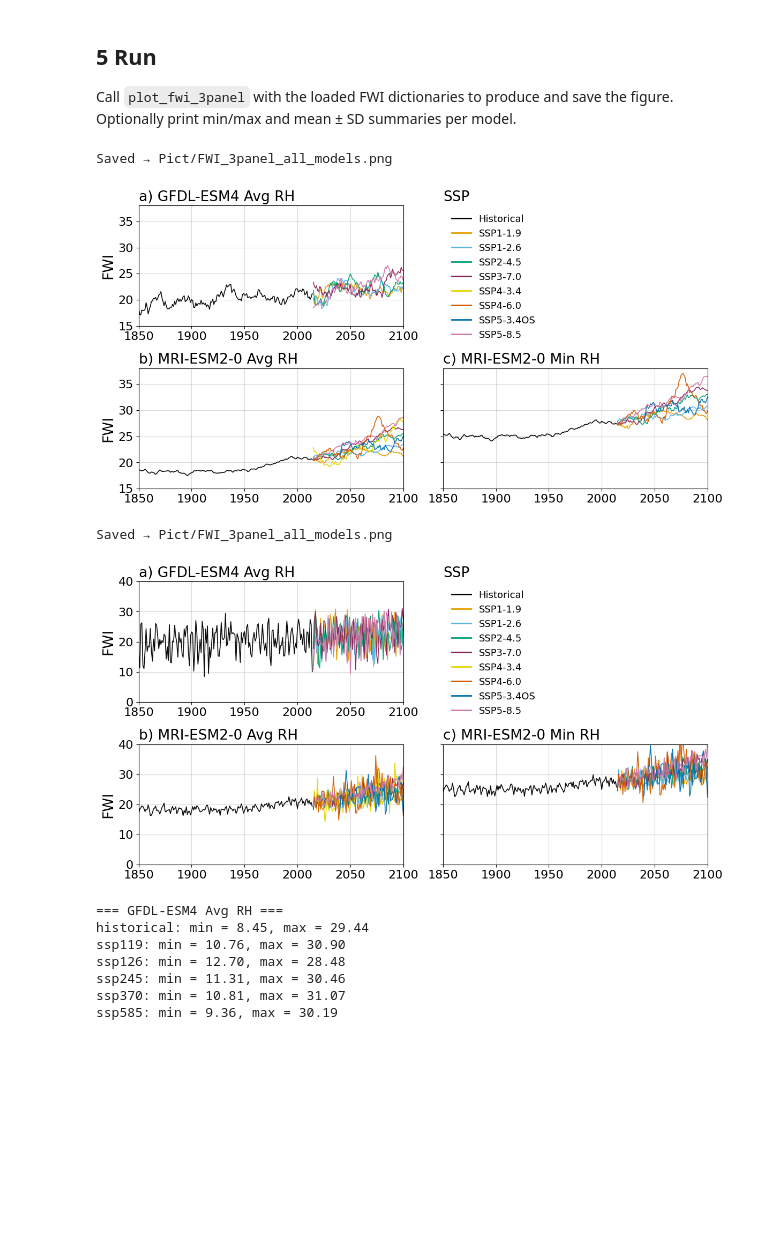
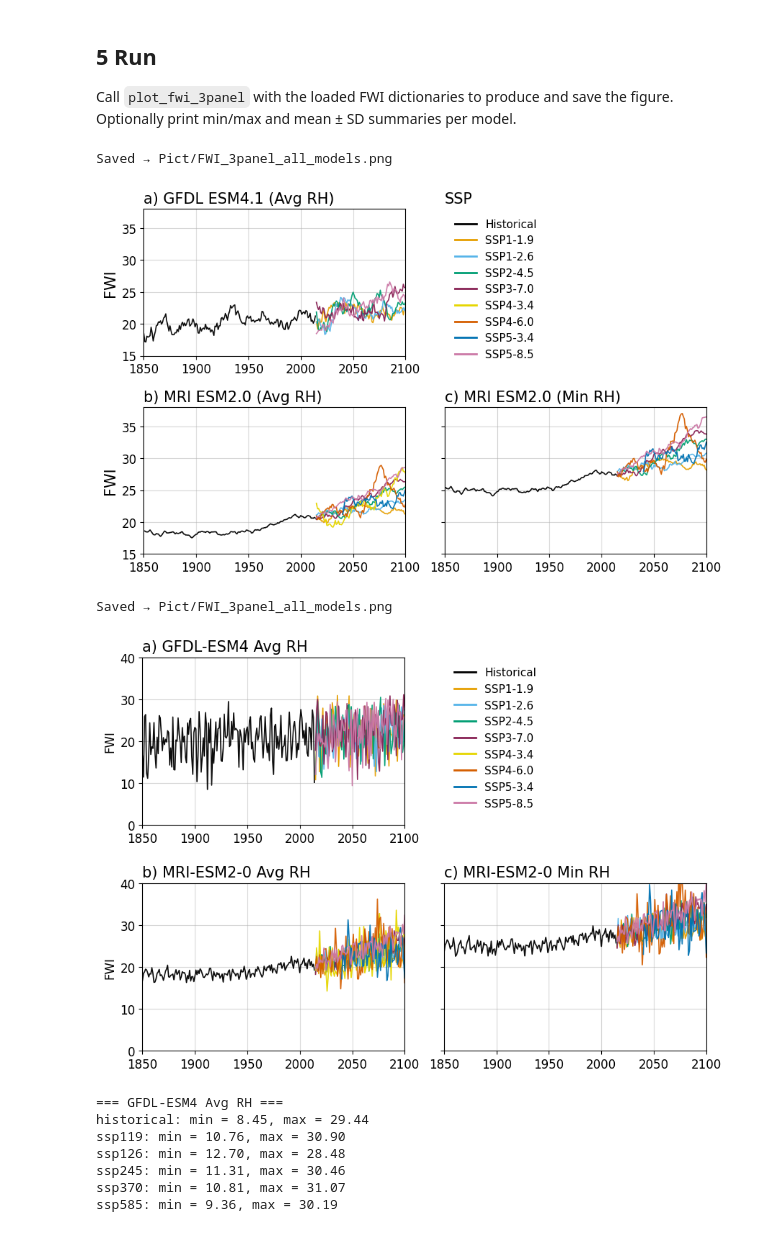
Before and after one commit to Thunthita/ClimateChangeonWildfire, a Jupyter notebook: new/src/All/FWI_3panel_all_models_cache.ipynb, the cells around one changed output. Cells and saved outputs as stored; diff of their text form; code cells hidden in the pictures; blank space fills up the shorter version.

```diff
--- a/new/src/All/FWI_3panel_all_models_cache.ipynb
+++ b/new/src/All/FWI_3panel_all_models_cache.ipynb
@@ -76,7 +76,7 @@ SHORT_LABELS = {
     "ssp119": "SSP1-1.9",  "ssp126": "SSP1-2.6",
     "ssp245": "SSP2-4.5",  "ssp370": "SSP3-7.0",
     "ssp434": "SSP4-3.4",  "ssp460": "SSP4-6.0",
-    "ssp534": "SSP5-3.4OS","ssp585": "SSP5-8.5",
+    "ssp534": "SSP5-3.4","ssp585": "SSP5-8.5",
 }
 
 LONG_LABELS = {
@@ -87,7 +87,7 @@ LONG_LABELS = {
     "ssp370": "SSP3-7.0 (“Regional Rivalry — High Emissions”)",
     "ssp434": "SSP4-3.4 (“Inequality”)",
     "ssp460": "SSP4-6.0 (“Inequality — Medium Emissions”)",
-    "ssp534": "SSP5-3.4OS (“Fossil-Fueled Dev. + Overshoot”)",
+    "ssp534": "SSP5-3.4 (“Fossil-Fueled Dev. + Overshoot”)",
     "ssp585": "SSP5-8.5 (“Fossil-Fueled Development”)",
 }
 
@@ -129,10 +129,11 @@ def _plot_panel(ax, fwi_dict: dict, smooth_window=None):
         ax.plot(years, vals, label=_long_label_for(scen), linewidth=1.2,
                 alpha=0.95, color=_color_for_label(scen))
     ax.grid(True, alpha=0.5)
-    ax.tick_params(labelsize=16)
+    ax.tick_params(labelsize=12)
 
-def set_split_title(ax, left, right="", fontsize=19):
-    ax.set_title(left, loc="left", fontsize=fontsize)
+def set_split_title(ax, left, right="", fontsize=15):
+    ax.text(0.0, 1.02, left, transform=ax.transAxes,
+            ha="left", va="bottom", fontsize=fontsize)
     if right:
         ax.text(1.0, 1.02, right, transform=ax.transAxes,
                 ha="right", va="bottom", fontsize=fontsize)
@@ -153,7 +154,7 @@ def plot_fwi_3panel(
     """
     Path(output_path).parent.mkdir(parents=True, exist_ok=True)
 
-    fig, axes = plt.subplots(2, 2, figsize=(7.48, 3.3), sharey=True)
+    fig, axes = plt.subplots(2, 2, figsize=(5.51, 3), sharey=True)
     axG   = axes[0, 0]
     axSSP = axes[0, 1]
     axH   = axes[1, 0]
@@ -161,11 +162,10 @@ def plot_fwi_3panel(
 
     # ── [0,0] GFDL-ESM4 ───────────────────────────────────────────────────────
     _plot_panel(axG, gfdl_fwi, smooth_window)
-    set_split_title(axG, "a) GFDL-ESM4 Avg RH", "")
-    axG.set_ylabel("FWI", fontsize=19)
+    set_split_title(axG, "a) GFDL ESM4.1 (Avg RH)", "")
+    axG.set_ylabel("FWI", fontsize=15)
 
     # ── [0,1] SSP Legend ──────────────────────────────────────────────────────
-    axSSP.set_title("SSP", fontsize=19, loc="left")
     axSSP.axis("off")
     present = _present_keys_in_order(gfdl_fwi, hurs_fwi, hursmin_fwi)
     handles = []
@@ -174,16 +174,19 @@ def plot_fwi_3panel(
         line, = axSSP.plot([], [], color=_color_for_label(k), linewidth=2.0)
         handles.append(line)
         legend_texts.append(SHORT_LABELS.get(k, k))
-    axSSP.legend(handles, legend_texts, loc="upper left", frameon=False, fontsize=13, ncol=1)
+    axSSP.text(0.0, 1.02, "SSP", transform=axSSP.transAxes,
+              ha="left", va="bottom", fontsize=15)
+    axSSP.legend(handles, legend_texts, loc="upper left", frameon=False,
+                 fontsize=11, ncol=1)
 
     # ── [1,0] MRI-ESM2-0 Avg RH (hurs) ───────────────────────────────────────
     _plot_panel(axH, hurs_fwi, smooth_window)
-    set_split_title(axH, "b) MRI-ESM2-0 Avg RH", "")
-    axH.set_ylabel("FWI", fontsize=19)
+    set_split_title(axH, "b) MRI ESM2.0 (Avg RH)", "")
+    axH.set_ylabel("FWI", fontsize=15)
 
     # ── [1,1] MRI-ESM2-0 Min RH (hursmin) ────────────────────────────────────
     _plot_panel(axMIN, hursmin_fwi, smooth_window)
-    set_split_title(axMIN, "c) MRI-ESM2-0 Min RH", "")
+    set_split_title(axMIN, "c) MRI ESM2.0 (Min RH)", "")
 
     # ── Shared x-axis formatting ───────────────────────────────────────────────
     years = [1850, 1900, 1950, 2000, 2050, 2100]
@@ -195,7 +198,7 @@ def plot_fwi_3panel(
 
     plt.subplots_adjust(left=0.08, right=1.5, bottom=0.1, top=1.7,
                         wspace=0.15, hspace=0.35)
-    plt.savefig(output_path, dpi=300, bbox_inches="tight", transparent=False)
+    plt.savefig(output_path, dpi=1000, bbox_inches="tight", transparent=False)
     print(f"Saved → {output_path}")
     plt.show()
 # %% [markdown]
@@ -212,7 +215,7 @@ plot_fwi_3panel(
 )
 # %% [output]
 Saved → Pict/FWI_3panel_all_models.png
-[figure, old version]
+[figure, new version]
 # %%
 def plot_fwi_3panel(
     gfdl_fwi:    dict,
@@ -229,7 +232,7 @@ def plot_fwi_3panel(
     """
     Path(output_path).parent.mkdir(parents=True, exist_ok=True)
 
-    fig, axes = plt.subplots(2, 2, figsize=(7.48, 3.3), sharey=True)
+    fig, axes = plt.subplots(2, 2, figsize=(5.51, 3.41), sharey=True)
     axG   = axes[0, 0]
     axSSP = axes[0, 1]
     axH   = axes[1, 0]
@@ -238,10 +241,10 @@ def plot_fwi_3panel(
     # ── [0,0] GFDL-ESM4 ───────────────────────────────────────────────────────
     _plot_panel(axG, gfdl_fwi, smooth_window)
     set_split_title(axG, "a) GFDL-ESM4 Avg RH", "")
-    axG.set_ylabel("FWI", fontsize=19)
+    axG.set_ylabel("FWI", fontsize=12)
 
     # ── [0,1] SSP Legend ──────────────────────────────────────────────────────
-    axSSP.set_title("SSP", fontsize=19, loc="left")
+    # axSSP.set_title("SSP", fontsize=19, loc="left")
     axSSP.axis("off")
     present = _present_keys_in_order(gfdl_fwi, hurs_fwi, hursmin_fwi)
     handles = []
@@ -250,41 +253,41 @@ def plot_fwi_3panel(
         line, = axSSP.plot([], [], color=_color_for_label(k), linewidth=2.0)
         handles.append(line)
         legend_texts.append(SHORT_LABELS.get(k, k))
-    axSSP.legend(handles, legend_texts, loc="upper left", frameon=False, fontsize=13, ncol=1)
+    axSSP.legend(handles, legend_texts, loc="upper left", frameon=False, fontsize=11, ncol=1)
 
     # ── [1,0] MRI-ESM2-0 Avg RH (hurs) ───────────────────────────────────────
     _plot_panel(axH, hurs_fwi, smooth_window)
     set_split_title(axH, "b) MRI-ESM2-0 Avg RH", "")
-    axH.set_ylabel("FWI", fontsize=19)
+    axH.set_ylabel("FWI", fontsize=12)
 
     # ── [1,1] MRI-ESM2-0 Min RH (hursmin) ────────────────────────────────────
     _plot_panel(axMIN, hursmin_fwi, smooth_window)
     set_split_title(axMIN, "c) MRI-ESM2-0 Min RH", "")
 
     # ── Shared x-axis formatting ───────────────────────────────────────────────
     years = [1850, 1900, 1950, 2000, 2050, 2100]
     for ax in [axG, axH, axMIN]:
         ax.set_xlim(1850, 2100)
         ax.set_ylim(0, 40)
         ax.set_xticks(years)
         ax.set_xticklabels([str(y) for y in years])
 
     plt.subplots_adjust(left=0.08, right=1.5, bottom=0.1, top=1.7,
                         wspace=0.15, hspace=0.35)
-    plt.savefig(output_path, dpi=300, bbox_inches="tight", transparent=False)
+    plt.savefig(output_path, dpi=1000, bbox_inches="tight", transparent=False)
     print(f"Saved → {output_path}")
     plt.show()
 
 plot_fwi_3panel(
     gfdl_fwi      = gfdl_fwi,
     hurs_fwi      = hurs_fwi,
     hursmin_fwi   = hursmin_fwi,
     smooth_window = 1,
     output_path   = "Pict/FWI_3panel_all_models.png",
 )
 # %% [output]
 Saved → Pict/FWI_3panel_all_models.png
-[figure, old version]
+[figure, new version]
 # %%
 def _print_min_max(label, data_dict):
     print(f"\n=== {label} ===")
```
Also changed, not shown: parts of 20 cells of this notebook, 19 other files.
